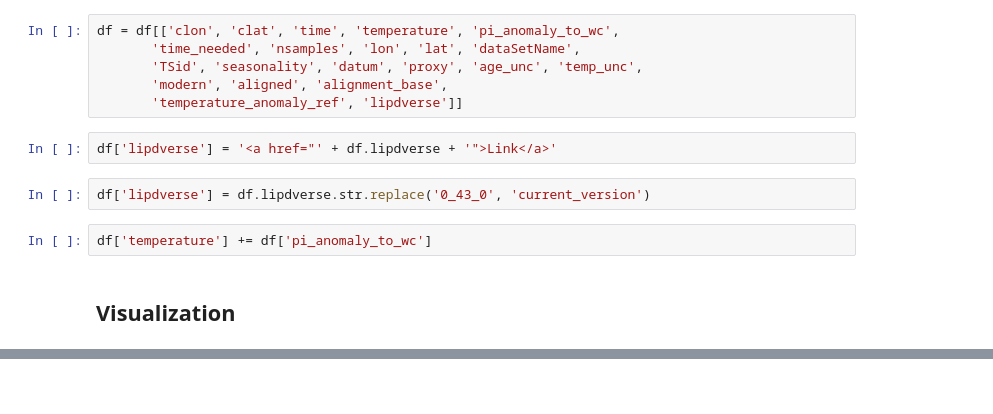
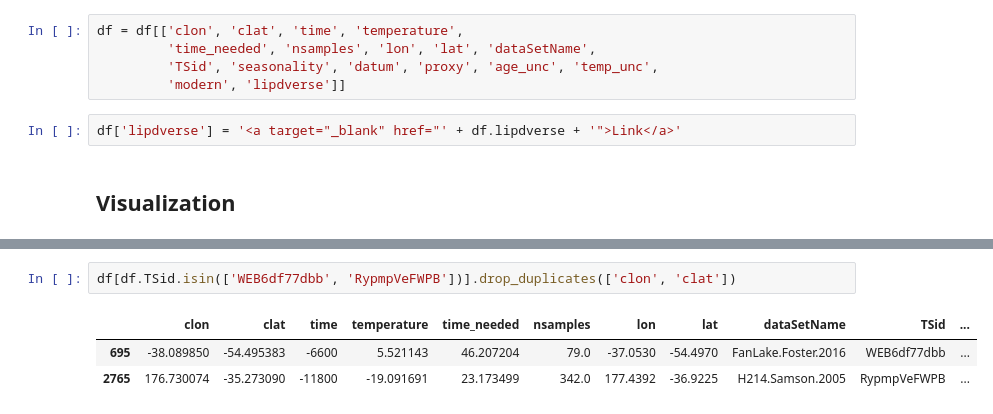
Before and after one commit to Chilipp/gridding-temp12k-viewer, a Jupyter notebook: investigate_reconstruction.ipynb, the cells around one changed output, grey strips where cells are left out. Drawn from its saved outputs; the diff is of its cells as text; blank space fills up the shorter version.

```diff
--- a/investigate_reconstruction.ipynb
+++ b/investigate_reconstruction.ipynb
@@ -42,15 +42,10 @@ Index(['clon', 'clat', 'cell', 'time', 'cell_area', 'temperature',
       dtype='object')
 # %%
-df = df[['clon', 'clat', 'time', 'temperature', 'pi_anomaly_to_wc',
-       'time_needed', 'nsamples', 'lon', 'lat', 'dataSetName',
-       'TSid', 'seasonality', 'datum', 'proxy', 'age_unc', 'temp_unc',
-       'modern', 'aligned', 'alignment_base',
-       'temperature_anomaly_ref', 'lipdverse']]
+df = df[['clon', 'clat', 'time', 'temperature',
+         'time_needed', 'nsamples', 'lon', 'lat', 'dataSetName',
+         'TSid', 'seasonality', 'datum', 'proxy', 'age_unc', 'temp_unc',
+         'modern', 'lipdverse']]
 # %%
-df['lipdverse'] = '<a href="' + df.lipdverse + '">Link</a>'
+df['lipdverse'] = '<a target="_blank" href="' + df.lipdverse + '">Link</a>'
-# %%
-df['lipdverse'] = df.lipdverse.str.replace('0_43_0', 'current_version')
-# %%
-df['temperature'] += df['pi_anomaly_to_wc']
 # %% [markdown]
 ## Visualization <div id="visualization"></div>
@@ -57,3 +59,9 @@ df['temperature'] += df['pi_anomaly_to_wc']
+# %%
+df[df.TSid.isin(['WEB6df77dbb', 'RypmpVeFWPB'])].drop_duplicates(['clon', 'clat'])
+# %% [output]
+|  | clon | clat | time | temperature | time_needed | nsamples | lon | lat | dataSetName | TSid | ... |
+| 695 | -38.089850 | -54.495383 | -6600 | 5.521143 | 46.207204 | 79.0 | -37.0530 | -54.4970 | FanLake.Foster.2016 | WEB6df77dbb | ... |
+| 2765 | 176.730074 | -35.273090 | -11800 | -19.091691 | 23.173499 | 342.0 | 177.4392 | -36.9225 | H214.Samson.2005 | RypmpVeFWPB | ... |
 # %%
 plt.close('all')
 fig = plt.figure()
```
Also changed, not shown: parts of 5 cells of this notebook, 1 other file.
